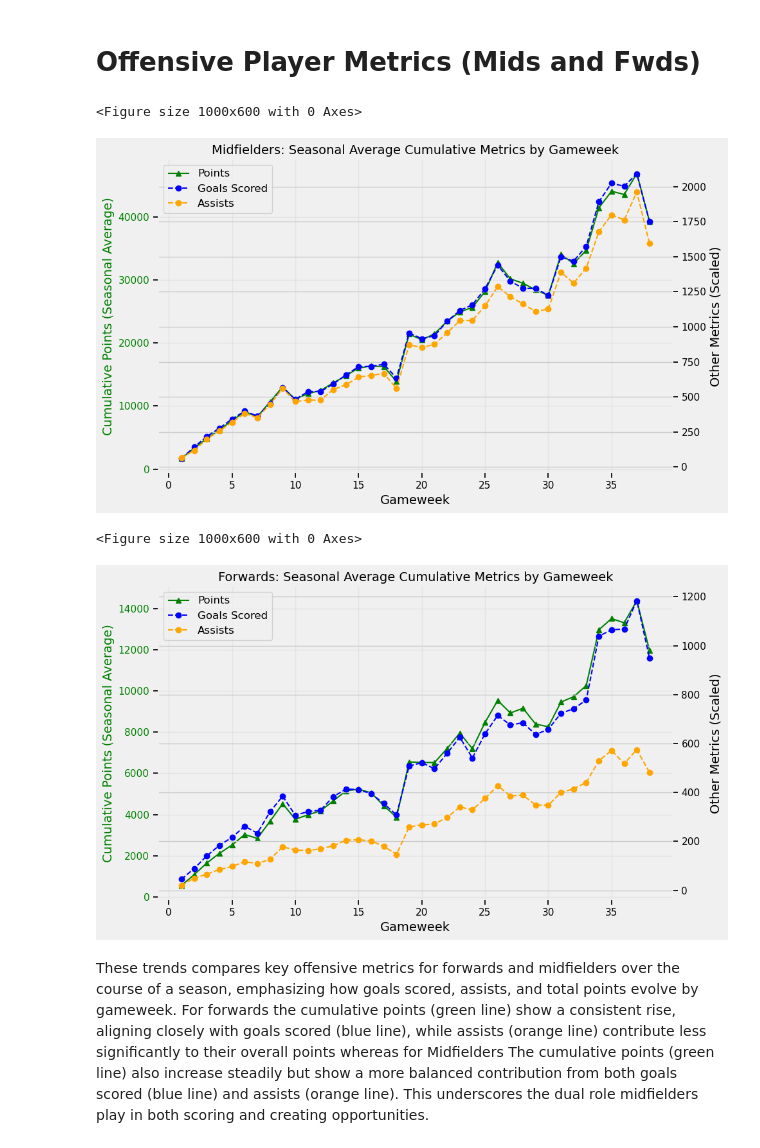
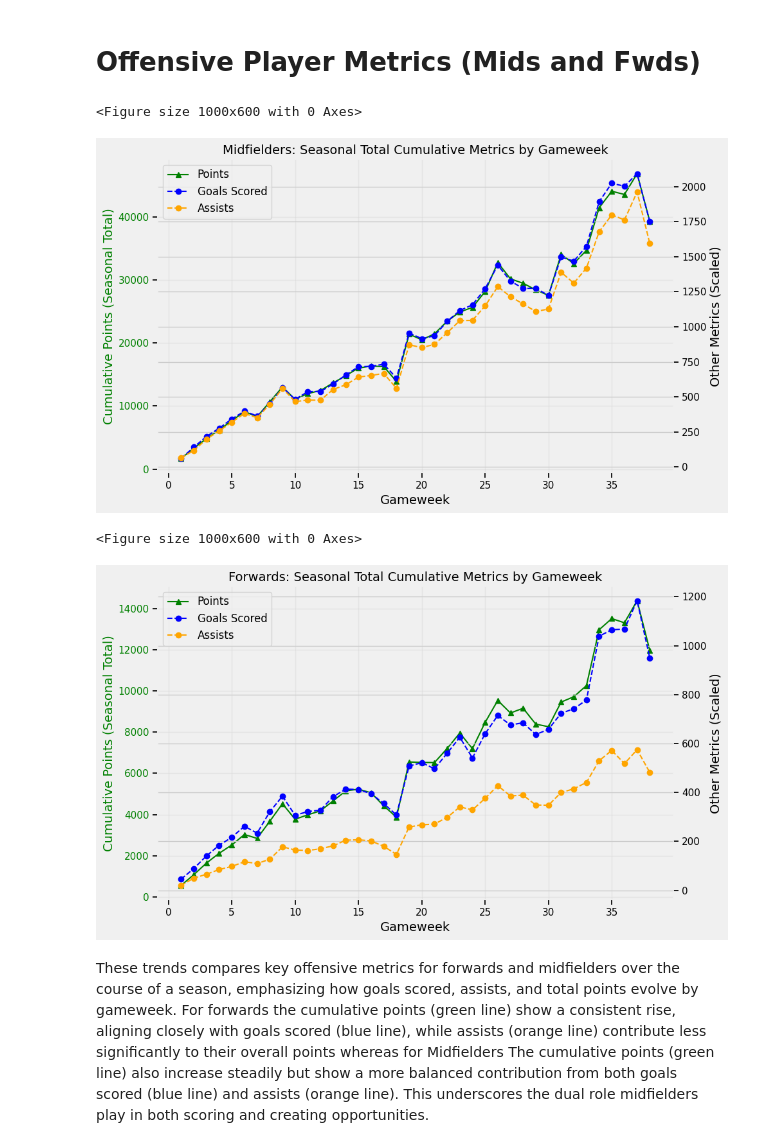
Before and after one commit to MahaFakhroo/D.R.E.A.M., a Jupyter notebook: Python Scripts/EDA_Visuals.ipynb, the cells around one changed output. Saved outputs shown, nothing was run; the diff lists cells and outputs as text; code cells hidden in the pictures.

```diff
--- a/Python Scripts/EDA_Visuals.ipynb
+++ b/Python Scripts/EDA_Visuals.ipynb
@@ -1021,32 +1023,32 @@ fwd_data = mid_fwd_data[mid_fwd_data['position'] == 'FWD'].groupby('GW').sum(num
 # %%
 plt.figure(figsize=(10, 6))
 
 # Primary axis for cumulative points
 fig, ax1 = plt.subplots(figsize=(10, 6))
 ax1.plot(mid_data.index, mid_data['cumulative_points'], label='Points', color='green', marker='^', linestyle='-')
 ax1.set_xlabel('Gameweek', fontsize=14)
-ax1.set_ylabel('Cumulative Points (Seasonal Average)', fontsize=14, color='green')
+ax1.set_ylabel('Cumulative Points (Seasonal Total)', fontsize=14, color='green')
 ax1.tick_params(axis='y', labelcolor='green')
 ax1.grid(alpha=0.3)
 
 # Secondary axis for other metrics
 ax2 = ax1.twinx()
 ax2.plot(mid_data.index, mid_data['cumulative_goals_scored'], label='Goals Scored', color='blue', marker='o', linestyle='--')
 ax2.plot(mid_data.index, mid_data['cumulative_assists'], label='Assists', color='orange', marker='o', linestyle='--')
 ax2.set_ylabel('Other Metrics (Scaled)', fontsize=14, color='black')
 ax2.tick_params(axis='y', labelcolor='black')
 
 # Legend and Title
 lines1, labels1 = ax1.get_legend_handles_labels()
 lines2, labels2 = ax2.get_legend_handles_labels()
 ax2.legend(lines1 + lines2, labels1 + labels2, loc='upper left', fontsize=12)
 
-plt.title('Midfielders: Seasonal Average Cumulative Metrics by Gameweek', fontsize=14)
+plt.title('Midfielders: Seasonal Total Cumulative Metrics by Gameweek', fontsize=14)
 plt.tight_layout()
 plt.show()
 # %% [output]
 <Figure size 1000x600 with 0 Axes>
-[figure, old version]
+[figure, new version]
 # %%
 plt.figure(figsize=(10, 6))
 
@@ -1054,7 +1056,7 @@ plt.figure(figsize=(10, 6))
 fig, ax1 = plt.subplots(figsize=(10, 6))
 ax1.plot(fwd_data.index, fwd_data['cumulative_points'], label='Points', color='green', marker='^', linestyle='-')
 ax1.set_xlabel('Gameweek', fontsize=14)
-ax1.set_ylabel('Cumulative Points (Seasonal Average)', fontsize=14, color='green')
+ax1.set_ylabel('Cumulative Points (Seasonal Total)', fontsize=14, color='green')
 ax1.tick_params(axis='y', labelcolor='green')
 ax1.grid(alpha=0.3)
 
@@ -1071,12 +1073,12 @@ lines1, labels1 = ax1.get_legend_handles_labels()
 lines2, labels2 = ax2.get_legend_handles_labels()
 ax2.legend(lines1 + lines2, labels1 + labels2, loc='upper left', fontsize=12)
 
-plt.title('Forwards: Seasonal Average Cumulative Metrics by Gameweek', fontsize=14)
+plt.title('Forwards: Seasonal Total Cumulative Metrics by Gameweek', fontsize=14)
 plt.tight_layout()
 plt.show()
 # %% [output]
 <Figure size 1000x600 with 0 Axes>
-[figure, old version]
+[figure, new version]
 # %% [markdown]
 These trends compares key offensive metrics for forwards and midfielders over the course of a season, emphasizing how goals scored, assists, and total points evolve by gameweek.
 For forwards the cumulative points (green line) show a consistent rise, aligning closely with goals scored (blue line), while assists (orange line) contribute less significantly to their overall points whereas for Midfielders The cumulative points (green line) also increase steadily but show a more balanced contribution from both goals scored (blue line) and assists (orange line). This underscores the dual role midfielders play in both scoring and creating opportunities.
```
Also changed, not shown: parts of 38 cells of this notebook, 1 other file.
